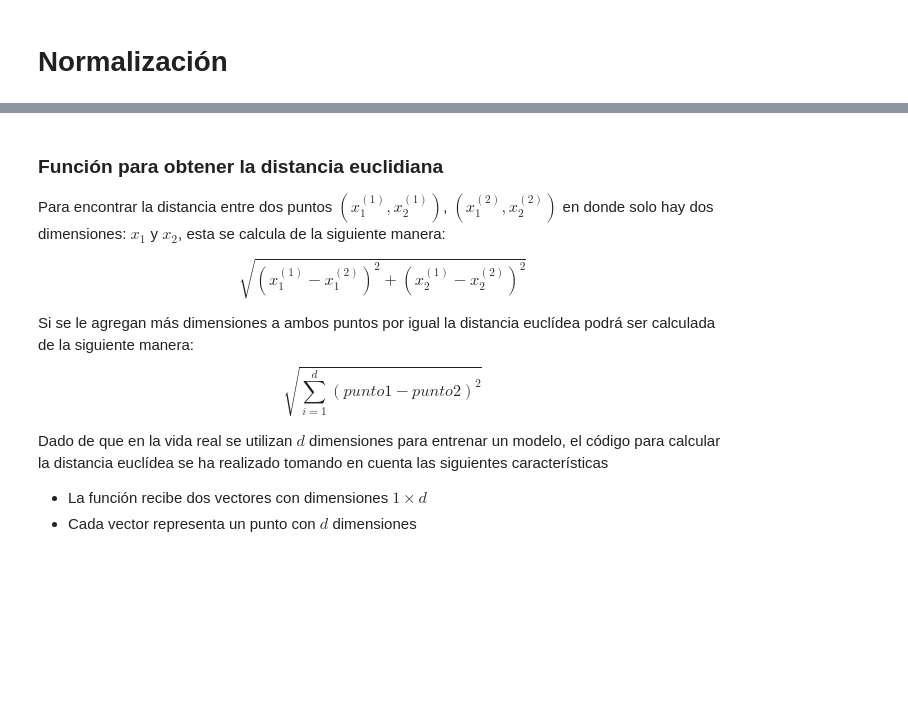
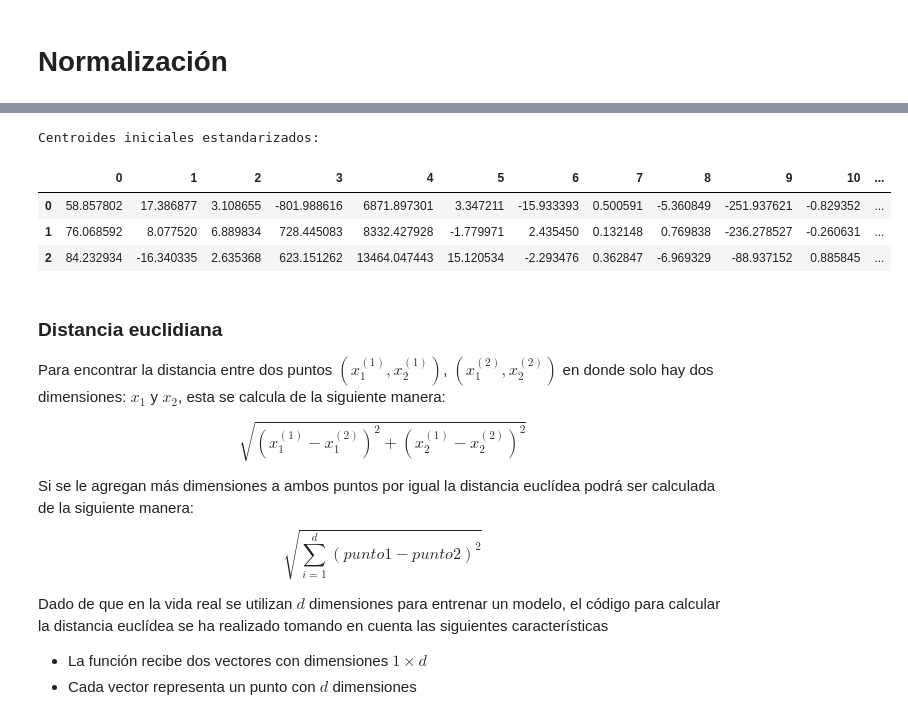
Before and after one commit to MonicaCabanas23/artificial-intelligence-course, a Jupyter notebook: Tareas/k-means-homework/Clustering_Homework.ipynb, the cells around one changed output, grey strips where cells are left out. Cells and saved outputs as stored; diff of their text form; code cells hidden in the pictures; blank space fills up the shorter version.

```diff
--- a/Tareas/k-means-homework/Clustering_Homework.ipynb
+++ b/Tareas/k-means-homework/Clustering_Homework.ipynb
@@ -76,0 +89,6 @@ Dimensión de la matriz:  (3, 13)
+# %%
+max_values = data.max()
+min_values = data.min()
+
+print("Valores máximos y mínimos de los datos:")
+pd.DataFrame([max_values, min_values], index= ["Max values", "Min values"]).head(2)
@@ -77,5 +100,17 @@ Dimensión de la matriz:  (3, 13)
+# %%
+centroids = np.multiply(centroids, max_values.values - min_values.values) + min_values.values
+
+print("Centroides iniciales estandarizados:")
+centroids_df = pd.DataFrame(centroids)
+centroids_df.head(K)
+# %% [output]
+Centroides iniciales estandarizados:
+|  | 0 | 1 | 2 | 3 | 4 | 5 | 6 | 7 | 8 | 9 | 10 | ... |
+| 0 | 58.857802 | 17.386877 | 3.108655 | -801.988616 | 6871.897301 | 3.347211 | -15.933393 | 0.500591 | -5.360849 | -251.937621 | -0.829352 | ... |
+| 1 | 76.068592 | 8.077520 | 6.889834 | 728.445083 | 8332.427928 | -1.779971 | 2.435450 | 0.132148 | 0.769838 | -236.278527 | -0.260631 | ... |
+| 2 | 84.232934 | -16.340335 | 2.635368 | 623.151262 | 13464.047443 | 15.120534 | -2.293476 | 0.362847 | -6.969329 | -88.937152 | 0.885845 | ... |
 # %% [markdown]
-### Función para obtener la distancia euclidiana
+### Distancia euclidiana
 
 Para encontrar la distancia entre dos puntos $(x_{1}^{(1)}, x_{2}^{(1)})$,  $(x_{1}^{(2)}, x_{2}^{(2)})$ en donde solo hay dos dimensiones: $x_{1}$ y $x_{2}$, esta se calcula de la siguiente manera:
 
```
Also changed, not shown: parts of 7 cells of this notebook.
